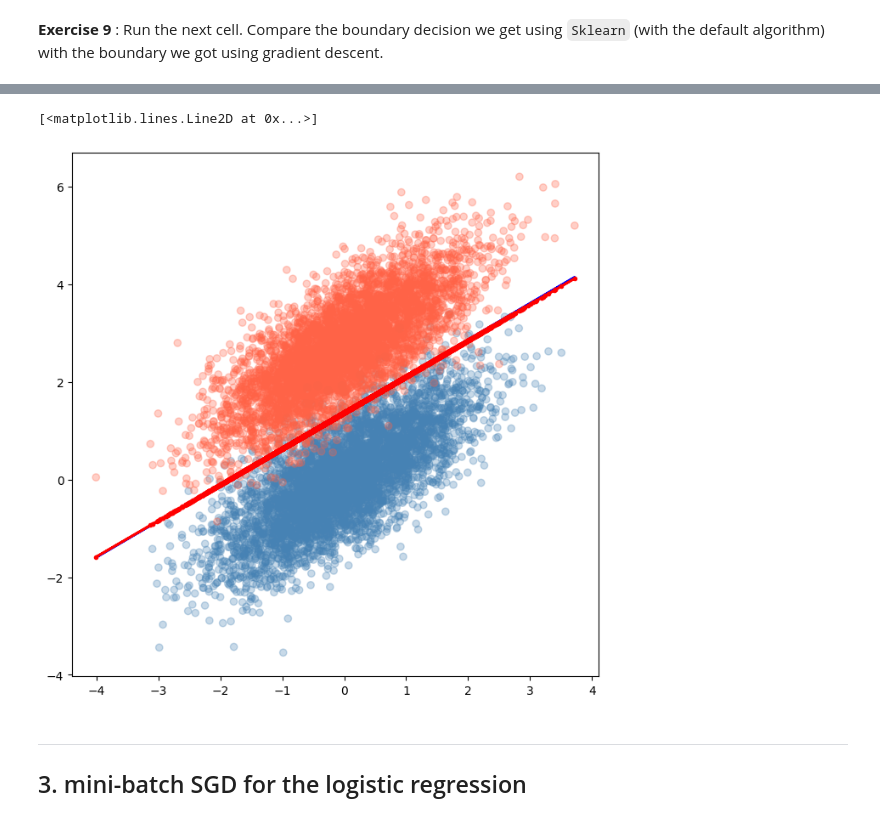
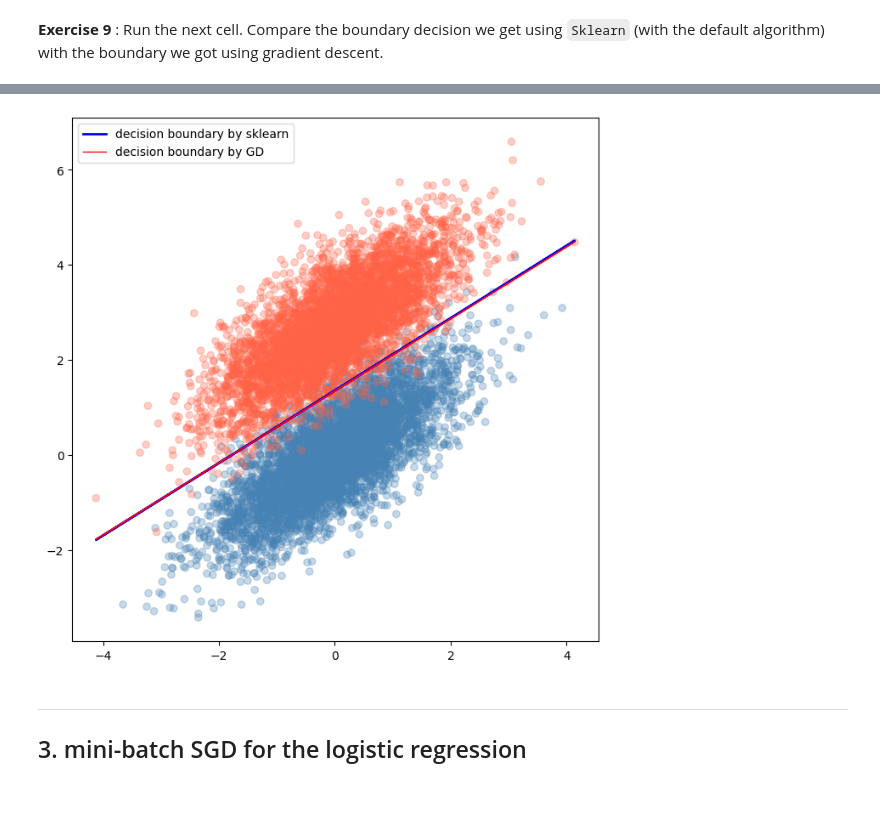
Before and after one commit to AntoninDurousseau/Studies, a Jupyter notebook: M1/Statistical learning/TP3/TP3 Logistic Regression and SGD.ipynb, the cells around one changed output, grey strips where cells are left out. Cells and saved outputs as stored; diff of their text form; code cells hidden in the pictures.

```diff
--- a/M1/Statistical learning/TP3/TP3 Logistic Regression and SGD.ipynb
+++ b/M1/Statistical learning/TP3/TP3 Logistic Regression and SGD.ipynb
@@ -216,20 +216,22 @@ The parameters are :  [-4.08511517  5.53605162] -7.595385930527258
 # %%
 # Answer for Exercise 9 :
 
 plt.figure(figsize=(8,8))
 plt.scatter(X[:,0], X[:,1], c=y, alpha=0.3, cmap=mcolors.ListedColormap(["steelblue", "tomato"]))
 
 # Plot the decision boundaries
 
 # blue : the decision boundary using Sklearn
 ceof = [Reglod.coef_[0], Reglod.intercept_]
-plt.plot(X[:,0],deci_bound(X[:,0],coef), color="blue", linewidth=2, label="decision boundary")
+plt.plot(X[:,0],deci_bound(X[:,0],coef), color="blue", linewidth=2, label="decision boundary by sklearn")
 
 # rouge : the decision boundary using  GD
-plt.plot(X[:,0],deci_bound(X[:,0],[w_GD,b_GD]), color="red", linewidth=2, label="decision boundary", marker=".")
+plt.plot(X[:,0],deci_bound(X[:,0],[w_GD,b_GD]), color="red", linewidth=1,label="decision boundary by GD")
+
+plt.legend()
+plt.show()
 # %% [output]
-[<matplotlib.lines.Line2D at 0x...>]
-[figure, old version]
+[figure, new version]
 # %% [markdown]
 ------------------------------
 
```
Also changed, not shown: parts of 28 cells of this notebook, 5 other files.
